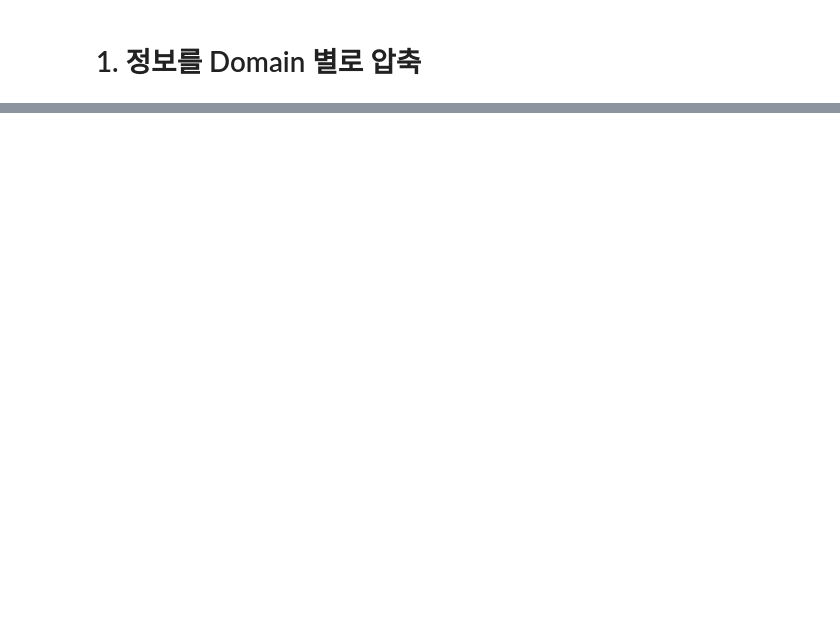
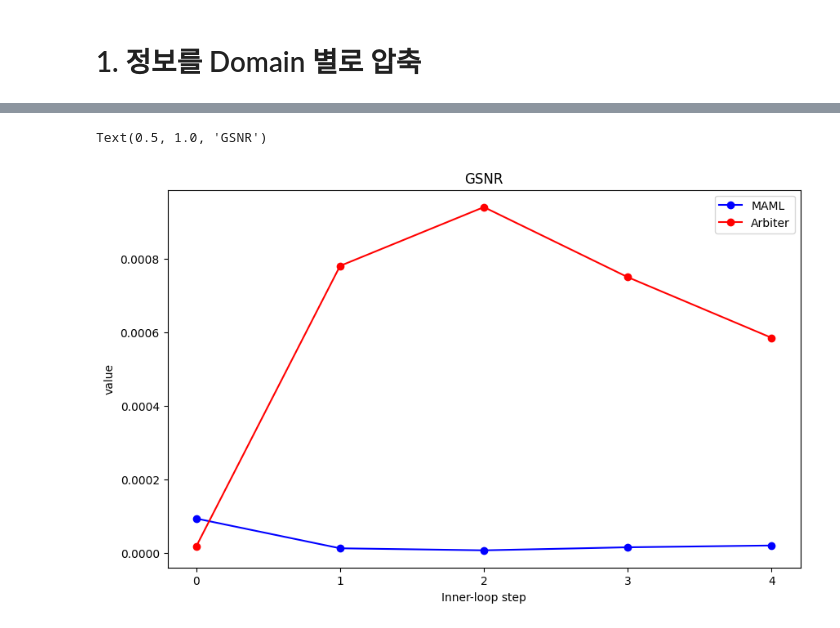
Before and after one commit to SKKUJMLim/MAML, a Jupyter notebook: Test_jupyternotebook/Analytics_adaptation.ipynb, the cells around one changed output, grey strips where cells are left out. Saved outputs shown, nothing was run; the diff lists cells and outputs as text; code cells hidden in the pictures; blank space fills up the shorter version.

```diff
--- a/Test_jupyternotebook/Analytics_adaptation.ipynb
+++ b/Test_jupyternotebook/Analytics_adaptation.ipynb
@@ -39,3 +83,40 @@ arbiter_info_mini_imagenet = arbiter_info_mini_imagenet.groupby('num_step')
+# %%
+group_names = []
+
+for name, group in maml_info_mini_imagenet:
+    # 그룹 이름을 저장 (모든 그룹은 동일한 순서로 추가됨)
+    if name not in group_names:
+        group_names.append(name)
+
+x = range(len(group_names))
+
+maml_mean_df = maml_info_mini_imagenet['gsnr'].mean()
+#arbiter_mean_df = arbiter_info_mini_imagenet['pre_gsnr'].mean()
+arbiter_mean_df = arbiter_info_mini_imagenet['gsnr'].mean()
+
+maml_means = maml_mean_df.values
+arbiter_means = arbiter_mean_df.values
+
+# 데이터에 로그 변환 적용
+# maml_means = np.log(maml_means)
+# arbiter_means = np.log(arbiter_means)
+# arbiter_withoutWN_means = np.log(arbiter_withoutWN_means)
+
+# 꺾은선 그래프를 그립니다
+plt.figure(figsize=(10, 6))
+plt.plot(x, maml_means, '-o', color='b', label='MAML')
+plt.plot(x, arbiter_means, '-o', color='r', label='Arbiter')
+# plt.plot(x, arbiter_withoutWN_means, '-o', color='g', label='Arbiter_withoutWN')
+# plt.plot(x, arbiter_withoutGN_means, '-o', color='violet', label='Arbiter_withoutGN')
+
+plt.legend()
+plt.xticks(x, group_names)
+plt.xlabel('Inner-loop step')
+plt.ylabel('value')
+plt.title('GSNR')
+# %% [output]
+Text(0.5, 1.0, 'GSNR')
+[figure, added]
 # %%
 group_names = []
 
```
Also changed, not shown: parts of 10 cells of this notebook, 3 other files.
